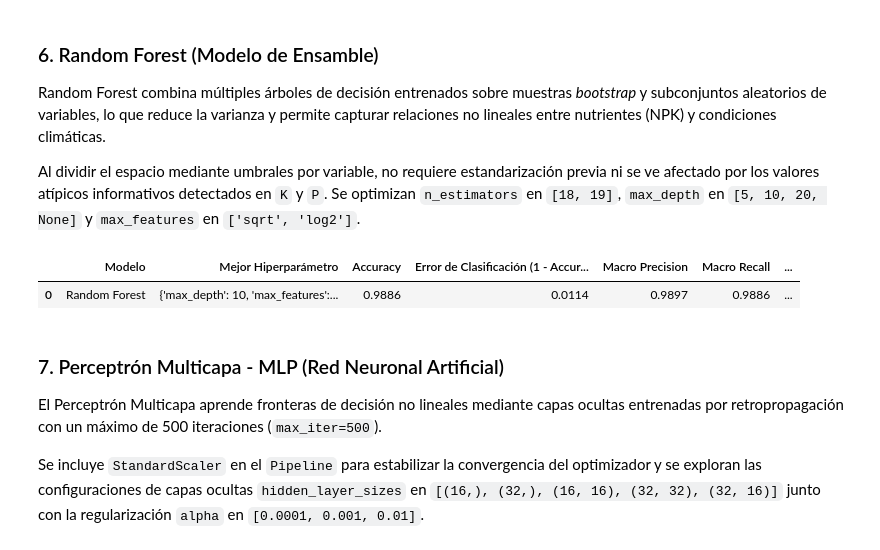
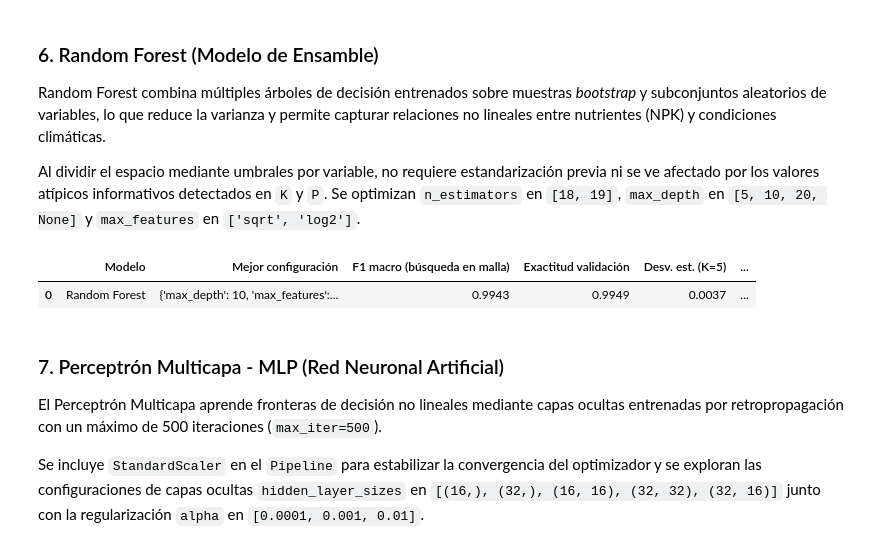
Before and after one commit to JONATANRAP/Modellos-II-PROYECTO-DE-AULA, a Jupyter notebook: notebooks/02_Modelado_y_Evaluacion_Base.ipynb, the cells around one changed output. Drawn from its saved outputs; the diff is of its cells as text; code cells hidden in the pictures.

```diff
--- a/notebooks/02_Modelado_y_Evaluacion_Base.ipynb
+++ b/notebooks/02_Modelado_y_Evaluacion_Base.ipynb
@@ -50,21 +89,9 @@ Se depuran las columnas vacías residuales del archivo fuente y se separan las 7
 # %%
-ruta_dataset = Path("data/Crop_recommendation.csv")
-if not ruta_dataset.exists():
-    ruta_dataset = Path("../data/Crop_recommendation.csv")
-
-df = pd.read_csv(ruta_dataset)
+df = pd.read_csv(RAIZ / "data" / "Crop_recommendation.csv")
 df = df.loc[:, ~df.columns.str.contains("^Unnamed")]
 df = df.rename(columns={"Nitrogen": "N", "phosphorus": "P", "potassium": "K"})
 
-columnas_predictoras: list[str] = [
-    "N",
-    "P",
-    "K",
-    "temperature",
-    "humidity",
-    "ph",
-    "rainfall",
-]
+columnas_predictoras: list[str] = ["N", "P", "K", "temperature", "humidity", "ph", "rainfall"]
 
 X: pd.DataFrame = df[columnas_predictoras].copy()
 y: pd.Series = df["label"].copy()
@@ -77,12 +104,7 @@ resumen_datos = pd.DataFrame(
             "Número de clases (y)",
             "Muestras por clase",
         ],
-        "Valor": [
-            X.shape[0],
-            X.shape[1],
-            y.nunique(),
-            int(y.value_counts().iloc[0]),
-        ],
+        "Valor": [X.shape[0], X.shape[1], y.nunique(), int(y.value_counts().iloc[0])],
     }
 )
 display(resumen_datos)
@@ -252,21 +320,22 @@ Al dividir el espacio mediante umbrales por variable, no requiere estandarizaci
 # %%
 estimador_rf = RandomForestClassifier(random_state=RANDOM_STATE)
 
 rejilla_rf: dict[str, list[Any]] = {
     "n_estimators": [18, 19],
     "max_depth": [5, 10, 20, None],
     "max_features": ["sqrt", "log2"],
 }
 
-resultado_rf = entrenar_y_evaluar_modelo(
-    nombre_modelo="Random Forest",
-    estimador=estimador_rf,
-    rejilla_parametros=rejilla_rf,
+display(
+    ajustar_y_validar_modelo(
+        nombre_modelo="Random Forest",
+        estimador=estimador_rf,
+        rejilla_parametros=rejilla_rf,
+    )
 )
-display(resultado_rf)
 # %% [output]
-|  | Modelo | Mejor Hiperparámetro | Accuracy | Error de Clasificación (1 - Accur... | Macro Precision | Macro Recall | ... |
-| 0 | Random Forest | {'max_depth': 10, 'max_features':... | 0.9886 | 0.0114 | 0.9897 | 0.9886 | ... |
+|  | Modelo | Mejor configuración | F1 macro (búsqueda en malla) | Exactitud validación | Desv. est. (K=5) | ... |
+| 0 | Random Forest | {'max_depth': 10, 'max_features':... | 0.9943 | 0.9949 | 0.0037 | ... |
 # %% [markdown]
 ### 7. Perceptrón Multicapa - MLP (Red Neuronal Artificial)
 
```
Also changed, not shown: parts of 21 cells of this notebook, 10 other files.
